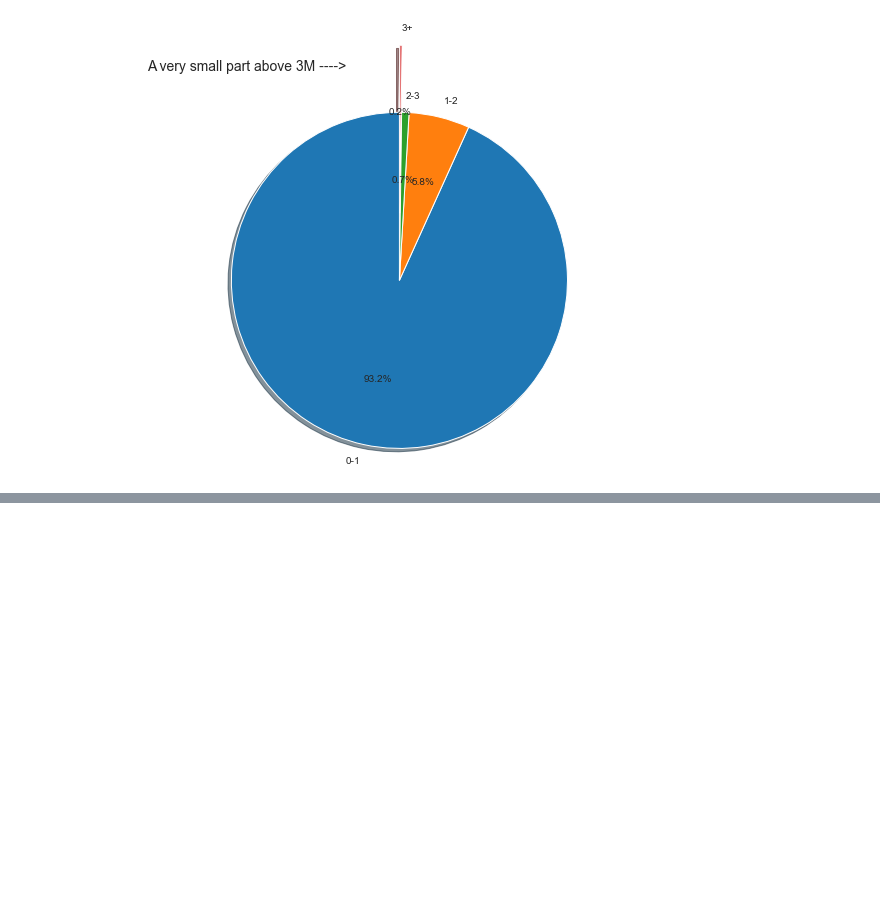
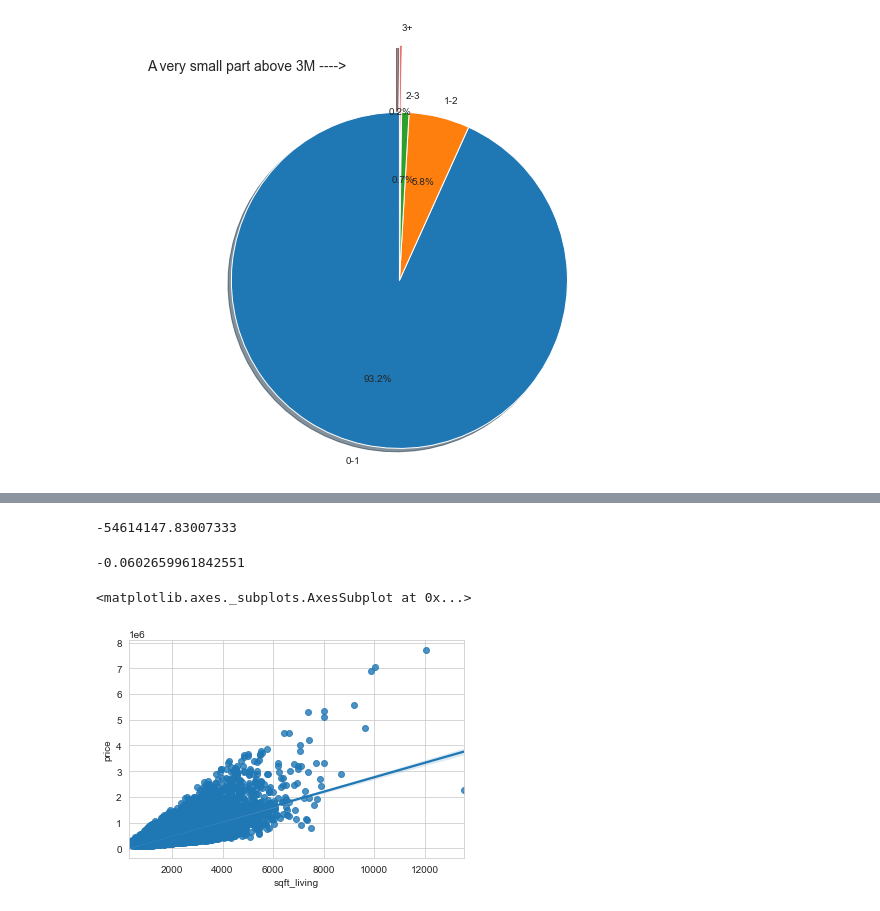
Before and after one commit to GabiDunaevsky/data-science-project, a Jupyter notebook: Notebook3.ipynb, the cells around one changed output, grey strips where cells are left out. Saved outputs shown, nothing was run; the diff lists cells and outputs as text; code cells hidden in the pictures; blank space fills up the shorter version.

```diff
--- a/Notebook3.ipynb
+++ b/Notebook3.ipynb
@@ -528,0 +618,17 @@ plt.show()
+# %%
+reg.intercept_
+# %% [output]
+-54614147.83007333
+# %%
+from sklearn.dummy import DummyRegressor
+dummy_regr = DummyRegressor(strategy = 'median')
+dummy_regr.fit(X, y)
+dummy_regr.predict(X)
+dummy_regr.score(X, y)
+# %% [output]
+-0.0602659961842551
+# %%
+sns.regplot(x = rdf['sqft_living'], y = rdf['price'])
+# %% [output]
+<matplotlib.axes._subplots.AxesSubplot at 0x...>
+[figure, added]
```
Also changed, not shown: parts of 9 cells of this notebook.
